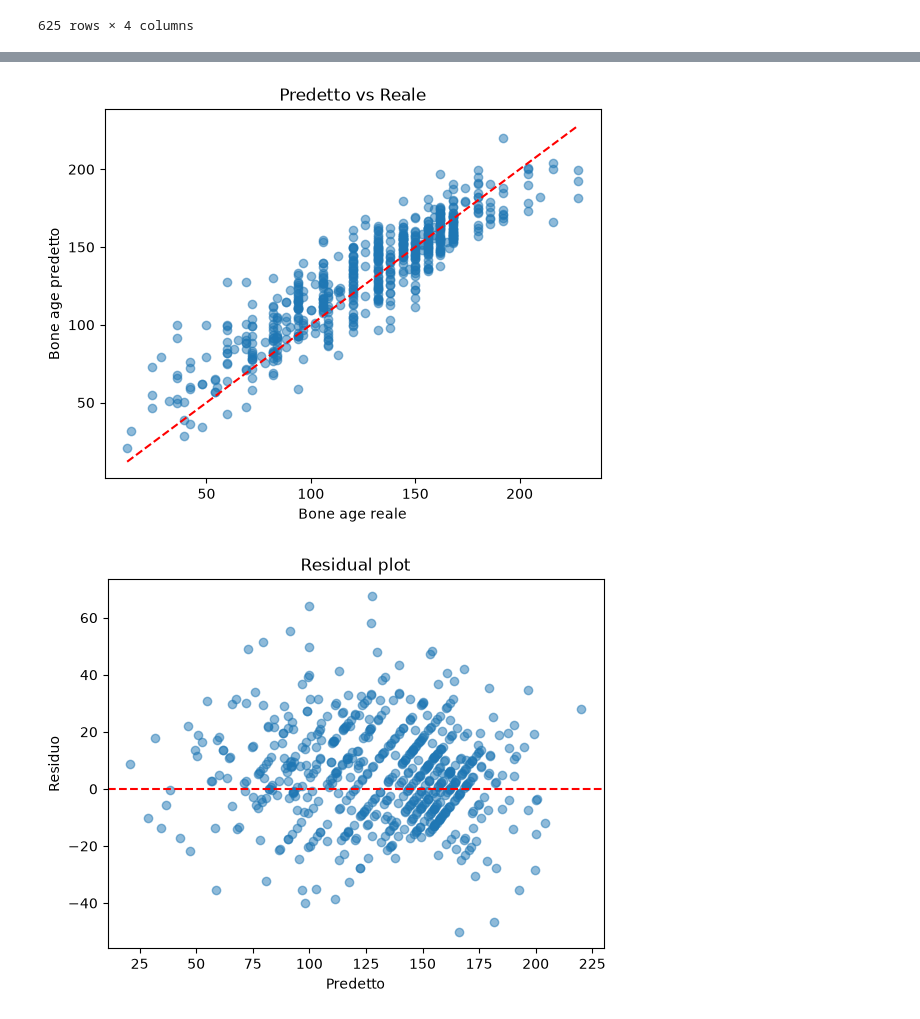
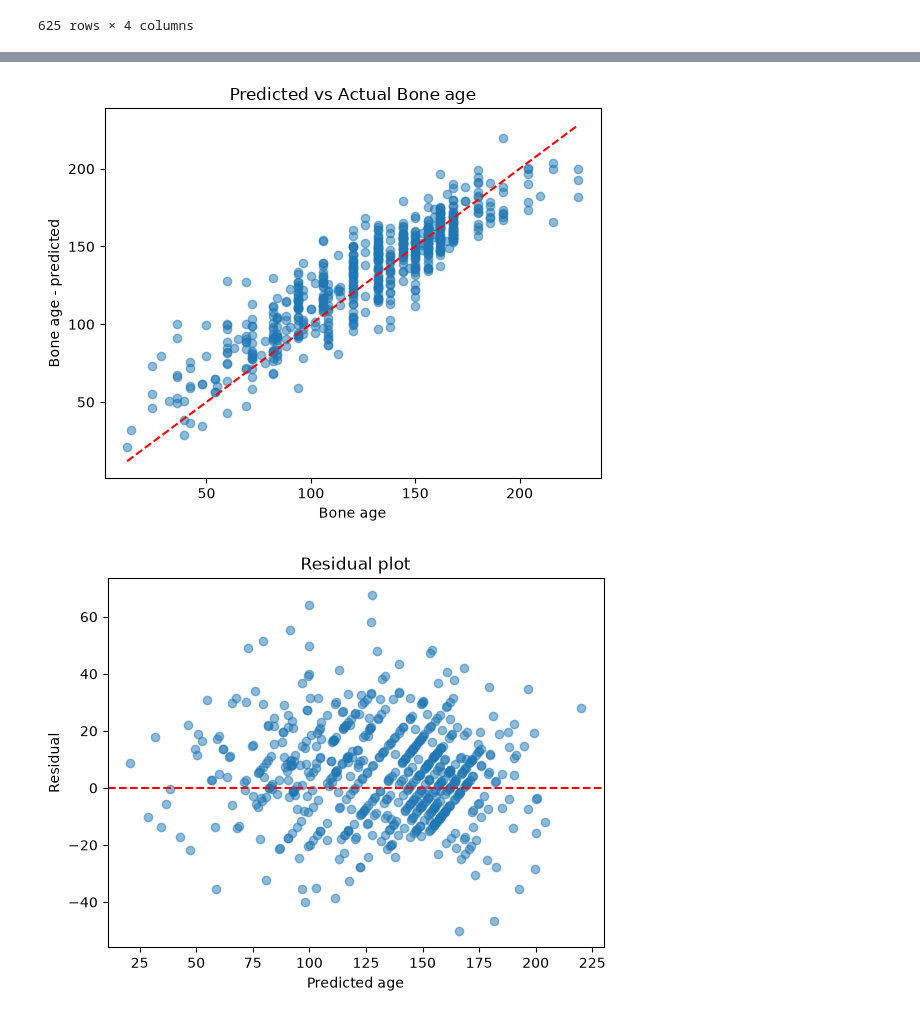
Before and after one commit to SilvioDraetta/Bone-Age-Regression-from-Hand-X-Ray-Images, a Jupyter notebook: notebook/01_cnn_results.ipynb, the cells around one changed output, grey strips where cells are left out. Saved outputs shown, nothing was run; the diff lists cells and outputs as text; code cells hidden in the pictures.

```diff
--- a/notebook/01_cnn_results.ipynb
+++ b/notebook/01_cnn_results.ipynb
@@ -72,6 +66,6 @@ FIRST RESULTS ON TEST SET
 # %%
-m = 127.32 # Mean label training
-s = 41.18 # std label training
+m = df["boneage"].mean() # Mean label training
+s = df["boneage"].std() # std label training
 # %%
 import numpy as np
 
@@ -95,27 +91,27 @@ y_test = s*y_test + m
 # %%
 import matplotlib.pyplot as plt
 
 plt.scatter(y_test, y_pred, alpha=0.5)
 plt.plot([y_test.min(), y_test.max()],
          [y_test.min(), y_test.max()],
          'r--')
-plt.xlabel("Bone age reale")
-plt.ylabel("Bone age predetto")
-plt.title("Predetto vs Reale")
+plt.xlabel("Bone age")
+plt.ylabel("Bone age - predicted")
+plt.title("Predicted vs Actual Bone age")
 plt.show()
 # %% [output]
-[figure, old version]
+[figure, new version]
 # %%
 residuals = y_pred - y_test
 
 plt.scatter(y_pred, residuals, alpha=0.5)
 plt.axhline(0, color='red', linestyle='--')
-plt.xlabel("Predetto")
-plt.ylabel("Residuo")
+plt.xlabel("Predicted age")
+plt.ylabel("Residual")
 plt.title("Residual plot")
 plt.show()
 # %% [output]
-[figure, old version]
+[figure, new version]
 # %%
 import numpy as np
 
```
Also changed, not shown: parts of 14 cells of this notebook, 2 other files.
